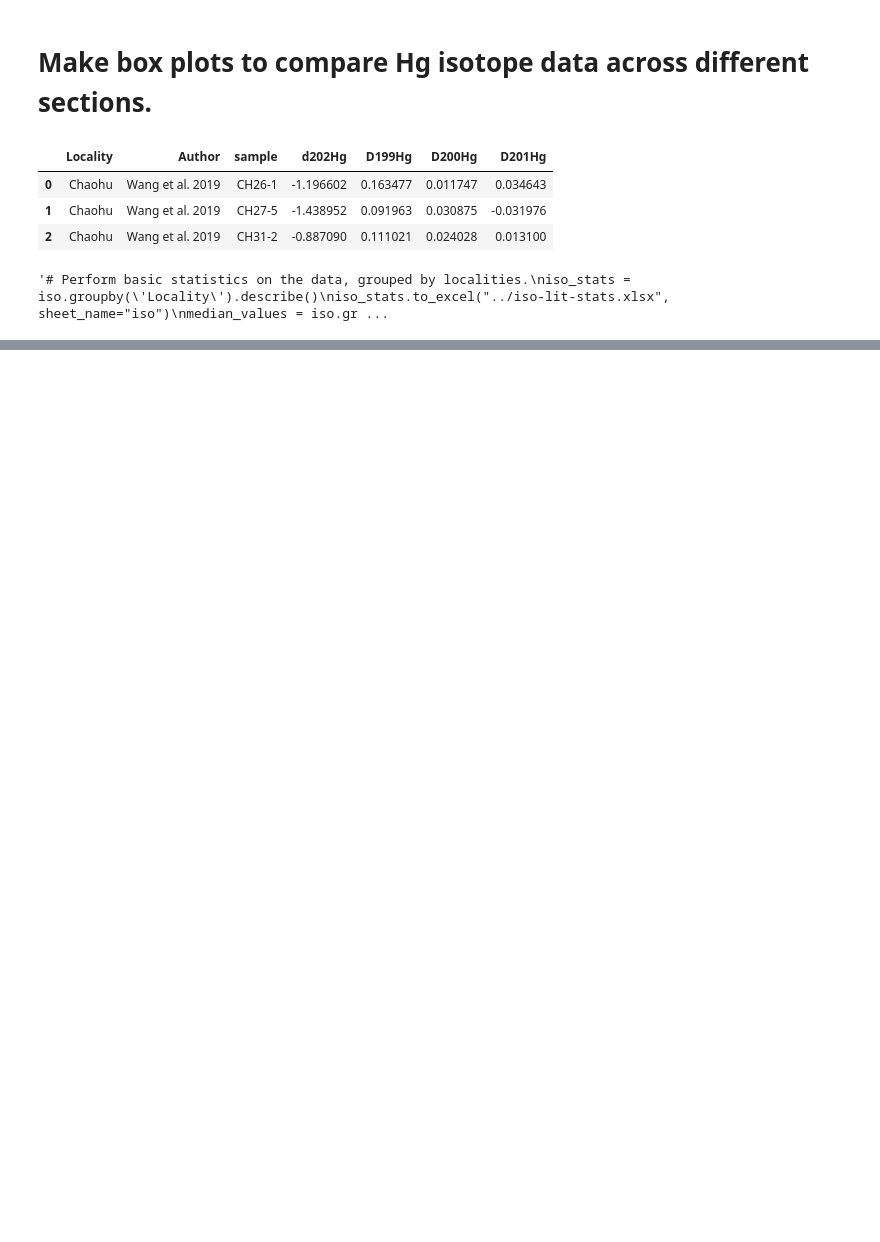
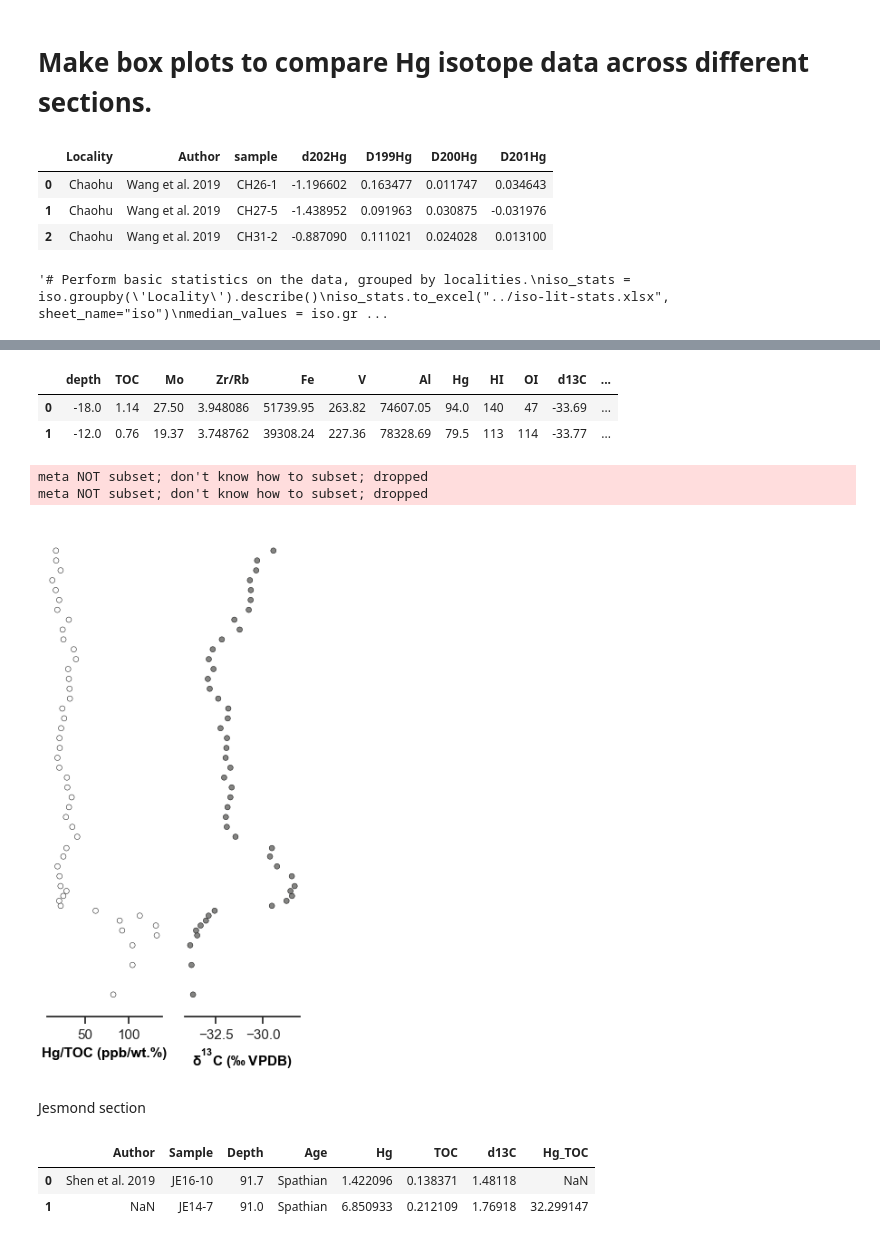
Before and after one commit to oluwaseun-edward/notebooks, a Jupyter notebook: lit_data.ipynb, the cells around one changed output, grey strips where cells are left out. Cells and saved outputs as stored; diff of their text form; code cells hidden in the pictures; blank space fills up the shorter version.

```diff
--- a/lit_data.ipynb
+++ b/lit_data.ipynb
@@ -107,7 +167,7 @@ ax1.axvline(x=.05, linestyle='--', color='black', linewidth=1)
 # Make box plots to compare Hg isotope data across different sections.
 # %%
 # import data into a pandas dataframe.
-iso = pd.read_excel("../SSB_literature_Hg_data.xlsx", sheet_name="iso_data")
+iso = pd.read_excel(data_path, sheet_name="iso_data")
 iso.head(3)
 # %% [output]
 |  | Locality | Author | sample | d202Hg | D199Hg | D200Hg | D201Hg |
@@ -169,2 +225,49 @@ meta NOT subset; don't know how to subset; dropped
 [figure]
 [figure]
+# %%
+wall = pd.read_excel(data_path, sheet_name='Hammer_2019')
+wall.head(2)
+# %% [output]
+|  | depth | TOC | Mo | Zr/Rb | Fe | V | Al | Hg | HI | OI | d13C | ... |
+| 0 | -18.0 | 1.14 | 27.50 | 3.948086 | 51739.95 | 263.82 | 74607.05 | 94.0 | 140 | 47 | -33.69 | ... |
+| 1 | -12.0 | 0.76 | 19.37 | 3.748762 | 39308.24 | 227.36 | 78328.69 | 79.5 | 113 | 114 | -33.77 | ... |
+# %%
+Hg = wall.Hg
+Hg_TOC = wall.Hg_TOC
+d13C = wall.d13C
+depth = wall.depth
+# %%
+fig, axes = plt.subplots(figsize=(3.6, 7), nrows=1, ncols=2, sharey=True)
+ax0, ax1 = axes
+ax_list = [ax0, ax1]
+plt_list = [Hg_TOC, d13C]
+labels = ["Hg/TOC (ppb/wt.%)", "$\delta^{13}C\;(‰\;VPDB)$"]
+colors = ["white", "#848482"]
+# remove the y-axis ticks and y-axis itself.
+sns.despine(left=True, right=True, top=True, bottom=False)
+plt.yticks([])
+
+def make_plot(data, f_size, f_name):
+    for i in range(len(ax_list)):
+        sns.scatterplot(data=data, x=plt_list[i], y=depth, ax=ax_list[i],
+                        color=colors[i], legend=False, edgecolor='black',
+                        size=20,
+                        )
+        ax_list[i].tick_params(labelsize=f_size)
+        ax_list[i].set_xlabel(labels[i], fontsize=f_size, c="black", fontweight="bold")
+    plt.savefig(f'{save_path}{f_name}.pdf')
+
+make_plot(wall, 11, 'wall-corr');
+# %% [output]
+meta NOT subset; don't know how to subset; dropped
+meta NOT subset; don't know how to subset; dropped
+[figure, added]
+# %% [markdown]
+Jesmond section
+# %%
+jes = pd.read_excel(data_path, sheet_name='Jesmond')
+jes.head(2)
+# %% [output]
+|  | Author | Sample | Depth | Age | Hg | TOC | d13C | Hg_TOC |
+| 0 | Shen et al. 2019 | JE16-10 | 91.7 | Spathian | 1.422096 | 0.138371 | 1.48118 | NaN |
+| 1 | NaN | JE14-7 | 91.0 | Spathian | 6.850933 | 0.212109 | 1.76918 | 32.299147 |
```
Also changed, not shown: parts of 20 cells of this notebook, 1 other file.
